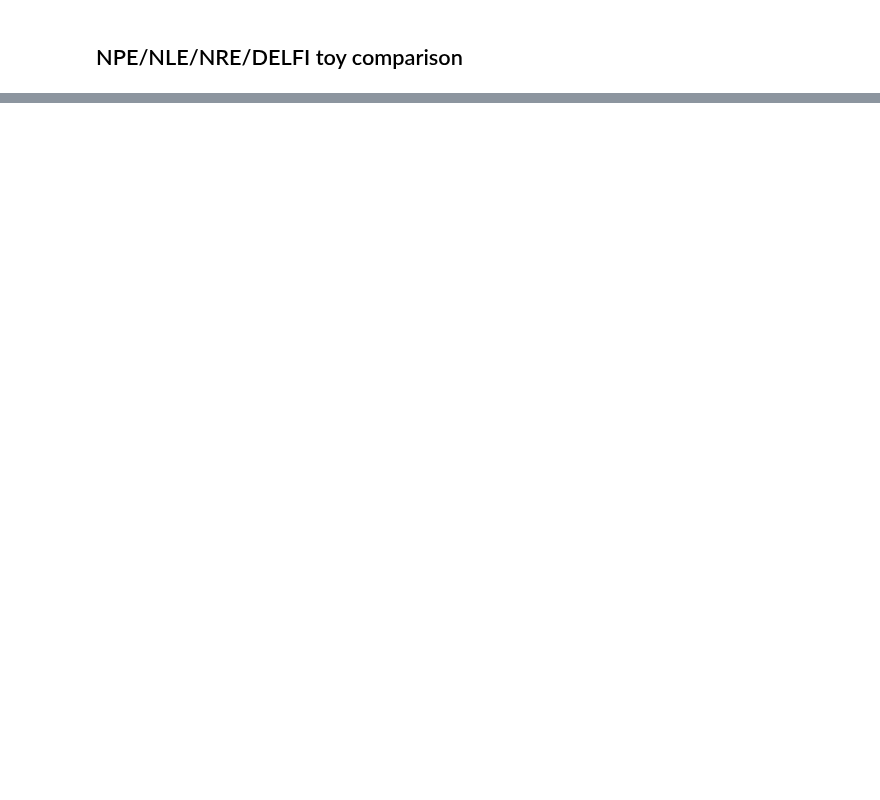
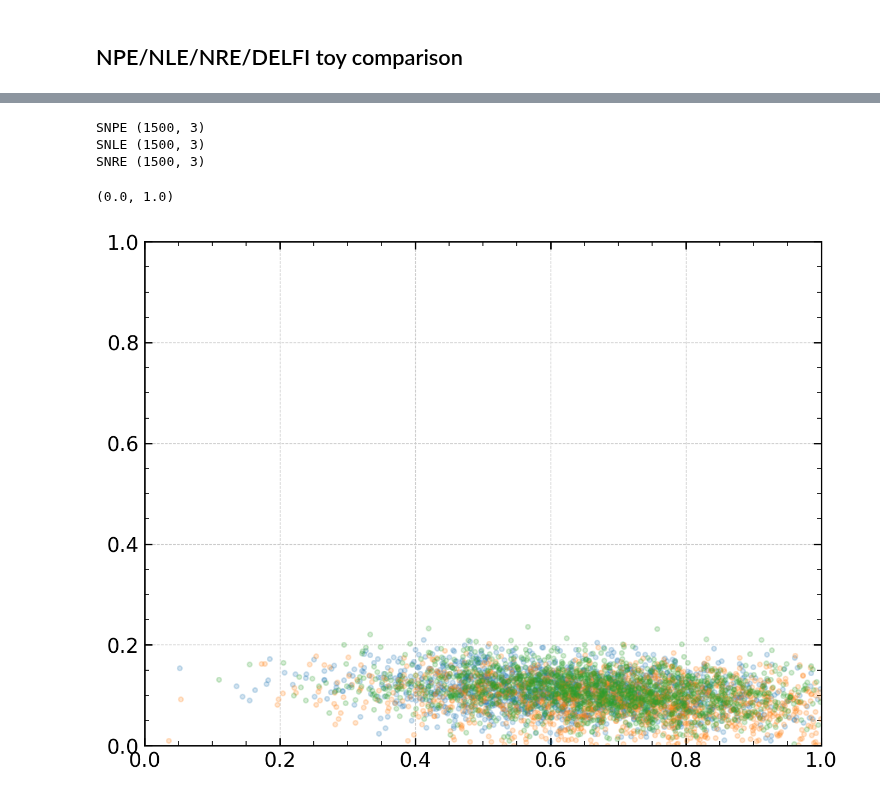
Before and after one commit to maho3/ltu-ili, a Jupyter notebook: paper/fig2.ipynb, the cells around one changed output, grey strips where cells are left out. Drawn from its saved outputs; the diff is of its cells as text; code cells hidden in the pictures; blank space fills up the shorter version.

```diff
--- a/paper/fig2.ipynb
+++ b/paper/fig2.ipynb
@@ -221,0 +72,13 @@ AttributeError: 'tuple' object has no attribute 'shape'
+# %%
+for m in models:
+    t = samples[m]
+    print(m, t.shape)
+    plt.plot(t[:, 0], t[:, 1], '.', alpha=0.2)
+plt.xlim(0,1)
+plt.ylim(0,1)
+# %% [output]
+SNPE (1500, 3)
+SNLE (1500, 3)
+SNRE (1500, 3)
+(0.0, 1.0)
+[figure, added]
```
Also changed, not shown: parts of 12 cells of this notebook, 10 other files.
